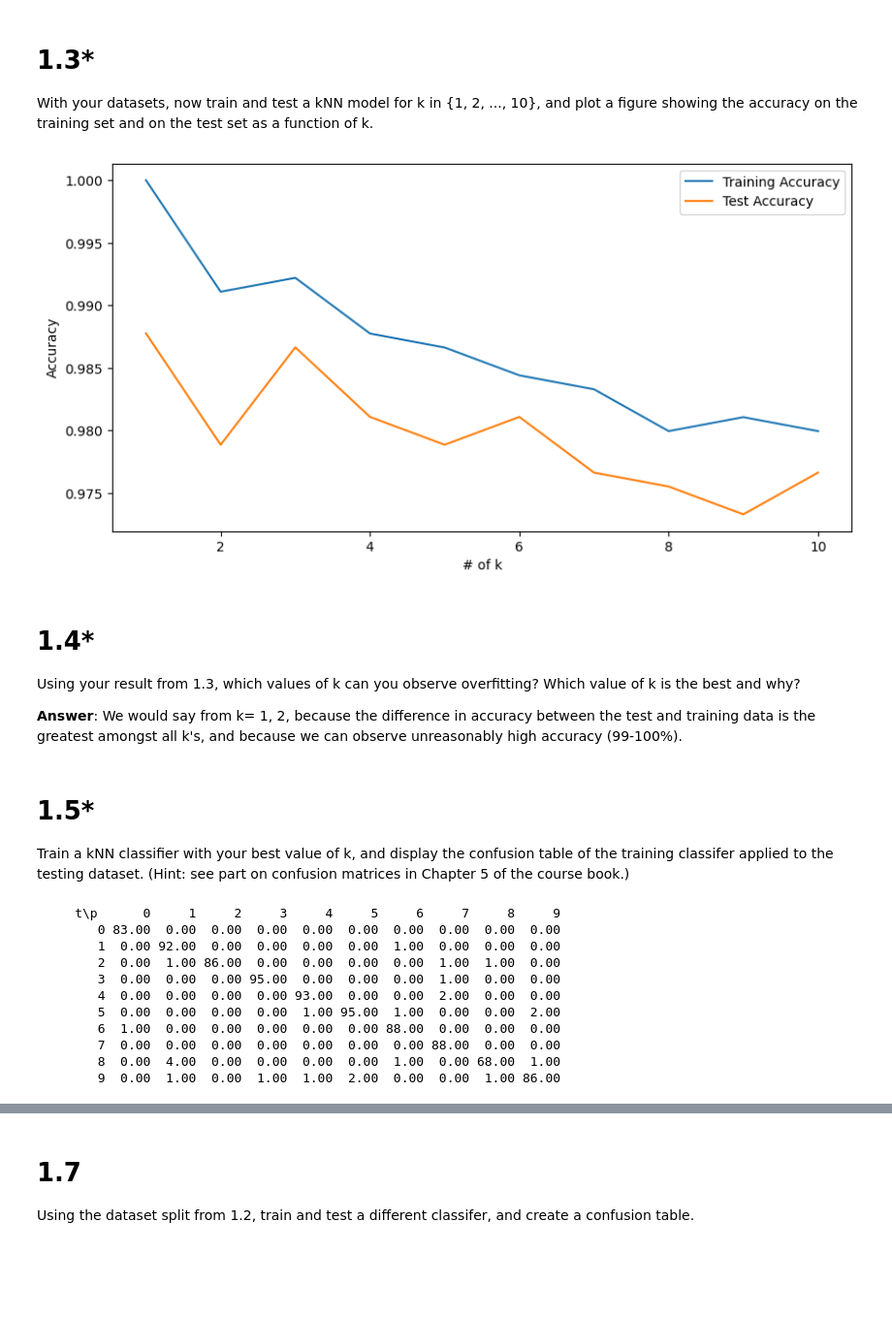
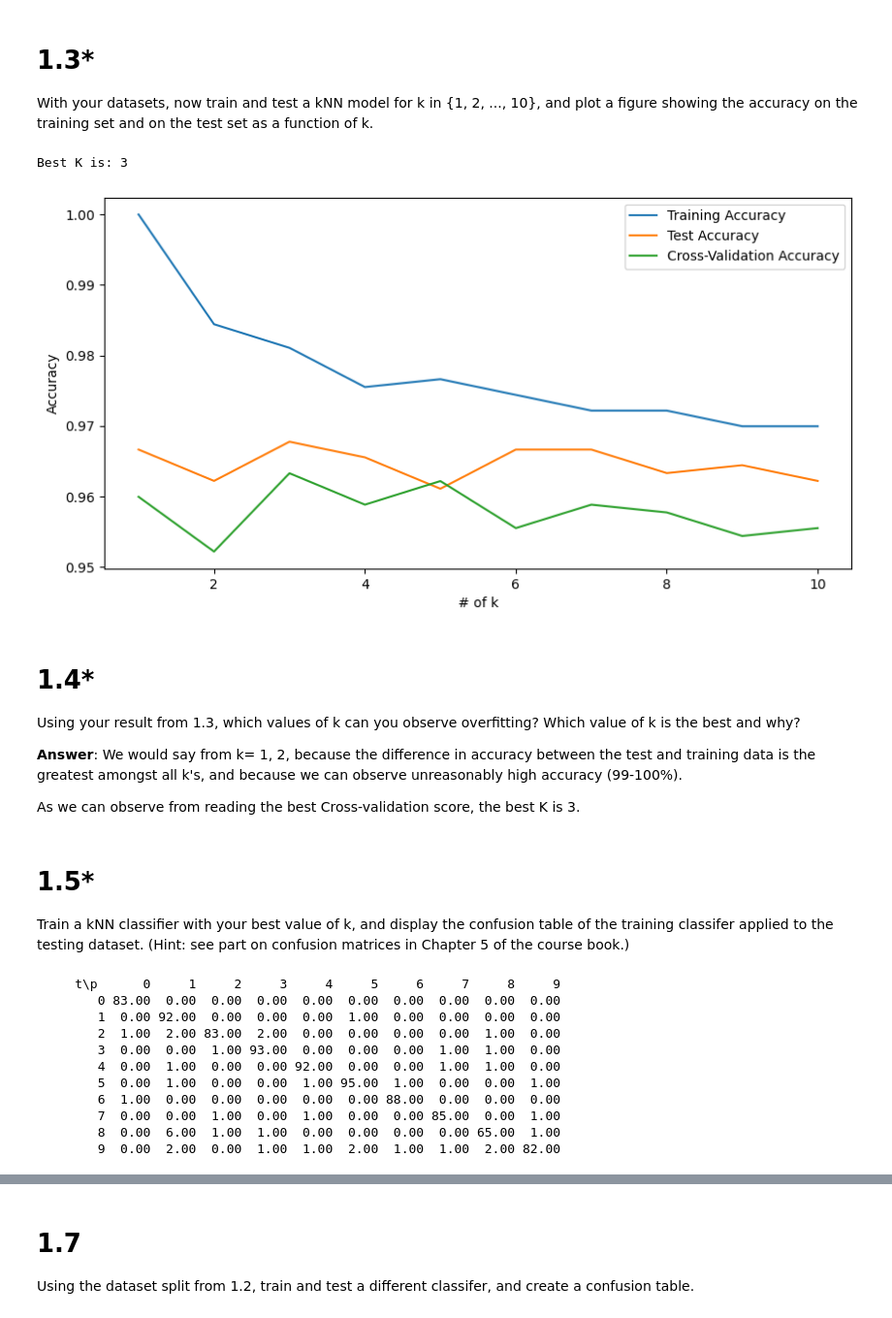
Before and after one commit to noa-bit/dm1590-labs, a Jupyter notebook: lab-3/DM1590_Lab3.ipynb, the cells around one changed output, grey strips where cells are left out. Shown at 97% size. Drawn from its saved outputs; the diff is of its cells as text; code cells hidden in the pictures; blank space fills up the shorter version.

```diff
--- a/lab-3/DM1590_Lab3.ipynb
+++ b/lab-3/DM1590_Lab3.ipynb
@@ -73,40 +74,60 @@ Y: ((898,), (899,))
 With your datasets, now train and test a kNN model for k in {1, 2, ..., 10}, and plot a figure showing the accuracy on the training set and on the test set as a function of k.
 # %%
 from sklearn import neighbors
+from sklearn.model_selection import cross_val_score
+from sklearn.preprocessing import StandardScaler
 
 k_s = range(1, 11)
 
 training_results = []
 test_results = []
+scores = []
+
+scaler = StandardScaler()
+x_train = scaler.fit_transform(x_train)
+x_test = scaler.transform(x_test)
 
 for k in k_s:
     kNN = neighbors.KNeighborsClassifier(n_neighbors=k)
     kNN.fit(x_train, y_train)
 
     training_results.append(kNN.score(x_train, y_train)) #score returns accuracy
     test_results.append(kNN.score(x_test, y_test))
+    score = cross_val_score(kNN, x_train, y_train, cv=5)
+    scores.append(score.mean())
+
+# -----
+
+print(f"Best K is: {k_s[scores.index(max(scores))]}")
 
 # -----
 plt.figure(figsize=(10, 5))
 plt.plot(k_s, training_results, label='Training Accuracy')
 plt.plot(k_s, test_results, label='Test Accuracy')
+plt.plot(k_s, scores, label='Cross-Validation Accuracy')
 plt.xlabel('# of k')
 plt.ylabel('Accuracy')
 plt.legend()
 plt.show()
 # %% [output]
+Best K is: 3
-[figure, old version]
+[figure, new version]
 # %% [markdown]
 # 1.4*
 
 Using your result from 1.3, which values of k can you observe overfitting? Which value of k is the best and why?
 
 **Answer**: We would say from k= 1, 2, because the difference in accuracy between the test and training data is the greatest amongst all k's, and because we can observe unreasonably high accuracy (99-100%).
+
+As we can observe from reading the best Cross-validation score, the best K is 3.
 # %% [markdown]
 # 1.5*
 
 Train a kNN classifier with your best value of k, and display the confusion table of the training classifer applied to the testing dataset. (Hint: see part on confusion matrices in Chapter 5 of the course book.)
 # %%
+from sklearn.metrics import confusion_matrix
+from sklearn.model_selection import cross_val_predict
+
 def print_cm(cm, labels, hide_zeroes=False, hide_diagonal=False, hide_threshold=None):
     """pretty print for confusion matrixes"""
     """taken from https://gist.github.com/zachguo/10296432"""
@@ -140,13 +161,9 @@ def print_cm(cm, labels, hide_zeroes=False, hide_diagonal=False, hide_threshold=
             print(cell, end=" ")
         print()
 
-# add your code below
-from sklearn.metrics import confusion_matrix
-from sklearn.model_selection import cross_val_predict
-
 kNN = neighbors.KNeighborsClassifier(n_neighbors=6)
 
-y_train_pred = cross_val_predict(kNN, x_train, y_train, cv=5)
+y_train_pred = cross_val_predict(kNN, x_train, y_train, cv=None)
 
 # x = data, y = target
 
@@ -155,15 +172,15 @@ print_cm(cm, digits.target_names.astype(str))
 # %% [output]
      t\p      0     1     2     3     4     5     6     7     8     9
         0 83.00  0.00  0.00  0.00  0.00  0.00  0.00  0.00  0.00  0.00
-        1  0.00 92.00  0.00  0.00  0.00  0.00  1.00  0.00  0.00  0.00
-        2  0.00  1.00 86.00  0.00  0.00  0.00  0.00  1.00  1.00  0.00
-        3  0.00  0.00  0.00 95.00  0.00  0.00  0.00  1.00  0.00  0.00
-        4  0.00  0.00  0.00  0.00 93.00  0.00  0.00  2.00  0.00  0.00
-        5  0.00  0.00  0.00  0.00  1.00 95.00  1.00  0.00  0.00  2.00
+        1  0.00 92.00  0.00  0.00  0.00  1.00  0.00  0.00  0.00  0.00
+        2  1.00  2.00 83.00  2.00  0.00  0.00  0.00  0.00  1.00  0.00
+        3  0.00  0.00  1.00 93.00  0.00  0.00  0.00  1.00  1.00  0.00
+        4  0.00  1.00  0.00  0.00 92.00  0.00  0.00  1.00  1.00  0.00
+        5  0.00  1.00  0.00  0.00  1.00 95.00  1.00  0.00  0.00  1.00
         6  1.00  0.00  0.00  0.00  0.00  0.00 88.00  0.00  0.00  0.00
-        7  0.00  0.00  0.00  0.00  0.00  0.00  0.00 88.00  0.00  0.00
-        8  0.00  4.00  0.00  0.00  0.00  0.00  1.00  0.00 68.00  1.00
-        9  0.00  1.00  0.00  1.00  1.00  2.00  0.00  0.00  1.00 86.00
+        7  0.00  0.00  1.00  0.00  1.00  0.00  0.00 85.00  0.00  1.00
+        8  0.00  6.00  1.00  1.00  0.00  0.00  0.00  0.00 65.00  1.00
+        9  0.00  2.00  0.00  1.00  1.00  2.00  1.00  1.00  2.00 82.00
 # %% [markdown]
 # 1.6*
 
```
Also changed, not shown: parts of 17 cells of this notebook.
